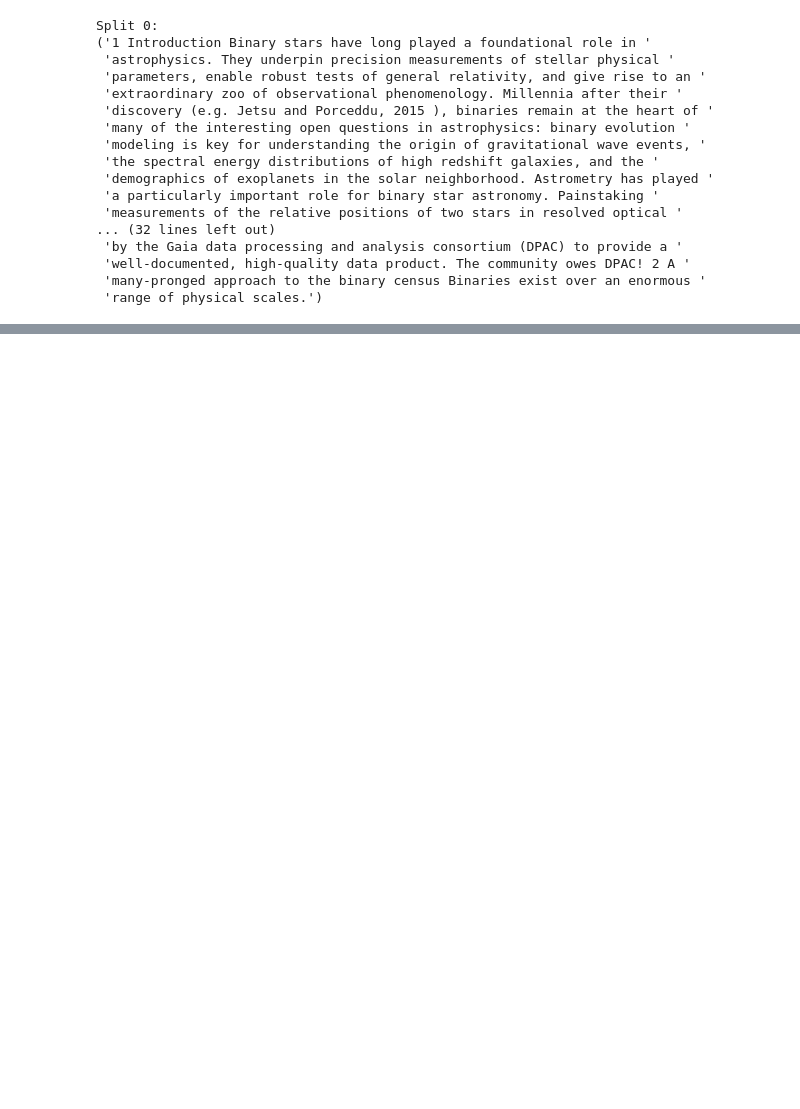
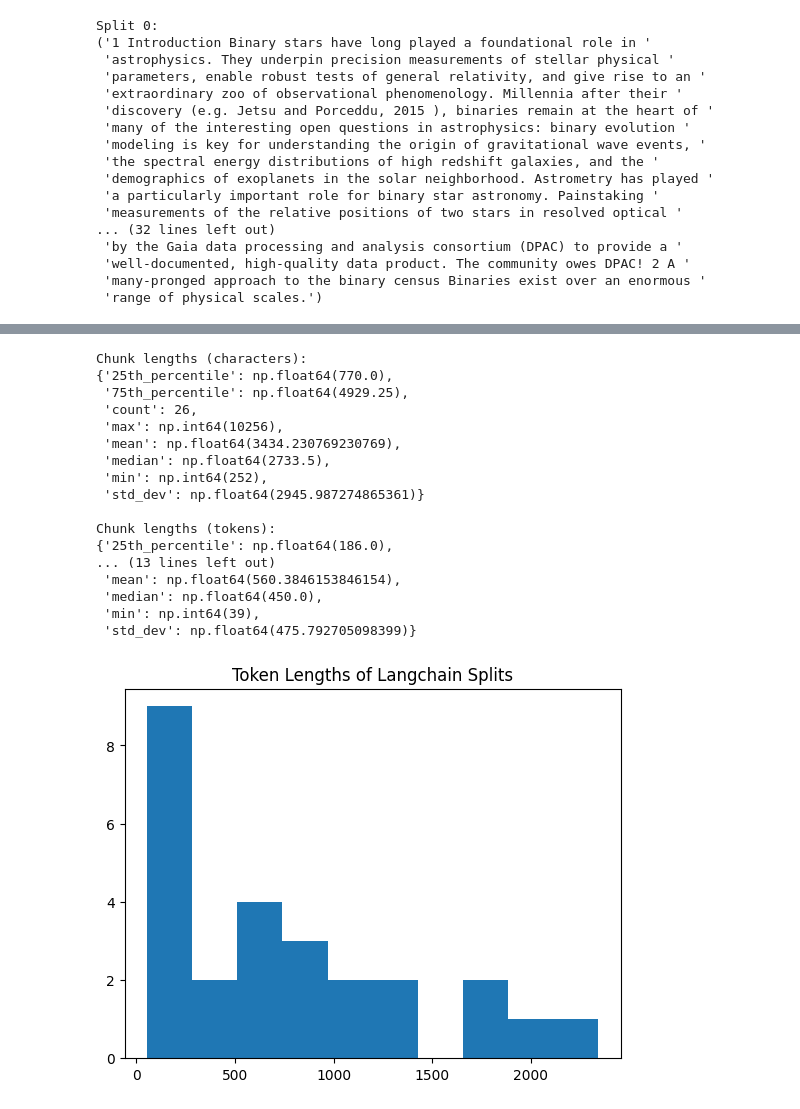
Before and after one commit to benjaminb/citeline, a Jupyter notebook: test_text_splitting.ipynb, the cells around one changed output, grey strips where cells are left out. Drawn from its saved outputs; the diff is of its cells as text; code cells hidden in the pictures; blank space fills up the shorter version.

```diff
--- a/test_text_splitting.ipynb
+++ b/test_text_splitting.ipynb
@@ -132,5 +181,0 @@ Split 0:
-# %%
-from tokenizers import Tokenizer
-
-tokenizer = Tokenizer.from_pretrained("bert-base-uncased")
-splitter = TextSplitter.from_huggingface_tokenizer(tokenizer, 256, overlap=50)
@@ -195,16 +185,16 @@ Only issue with these tokenizer-based semantic splitters is the overlap: it's th
 from langchain_experimental.text_splitter import SemanticChunker
 from langchain_huggingface import HuggingFaceEmbeddings
 
-model_name = "BAAI/bge-small-en"
+model_name = "bert-base-uncased"
 hf_embeddings = HuggingFaceEmbeddings(
     model_name=model_name,
     model_kwargs={"device": "mps"},
-    encode_kwargs={"normalize_embeddings": True},
+    encode_kwargs={"normalize_embeddings": False},
     )
 
 lc_splitter = SemanticChunker(
     embeddings=hf_embeddings,
     breakpoint_threshold_type="percentile",
-    breakpoint_threshold_amount=80,
-    min_chunk_size=64,
+    breakpoint_threshold_amount=95,
+    min_chunk_size=64, # in chars
 )
@@ -216,3 +208,41 @@ Number of langchain splits: 105
+# %%
+# Report statistics
+token_lengths = get_token_lengths(splits, tokenizer)
+wordcounts = [len(chunk.split()) for chunk in splits]
+charcounts = [len(chunk) for chunk in splits]
+print("Chunk lengths (characters):")
+stats = get_summary_stats(charcounts)
+pprint(stats)
+print()
+print("Chunk lengths (tokens):")
+stats = get_summary_stats(token_lengths)
+pprint(stats)
+print()
+print("Chunk lengths (words):")
+stats = get_summary_stats(wordcounts)
+pprint(stats)
+plt.hist(token_lengths)
+plt.title("Token Lengths of Langchain Splits")
+plt.show()
+# %% [output]
+Chunk lengths (characters):
+{'25th_percentile': np.float64(770.0),
+ '75th_percentile': np.float64(4929.25),
+ 'count': 26,
+ 'max': np.int64(10256),
+ 'mean': np.float64(3434.230769230769),
+ 'median': np.float64(2733.5),
+ 'min': np.int64(252),
+ 'std_dev': np.float64(2945.987274865361)}
+
+Chunk lengths (tokens):
+{'25th_percentile': np.float64(186.0),
+... (13 lines left out)
+ 'mean': np.float64(560.3846153846154),
+ 'median': np.float64(450.0),
+ 'min': np.int64(39),
+ 'std_dev': np.float64(475.792705098399)}
+[figure, added]
 # %%
 for i in range(5):
     print(f"Langchain Split {i}:")
```
Also changed, not shown: parts of 33 cells of this notebook, 4 other files.
